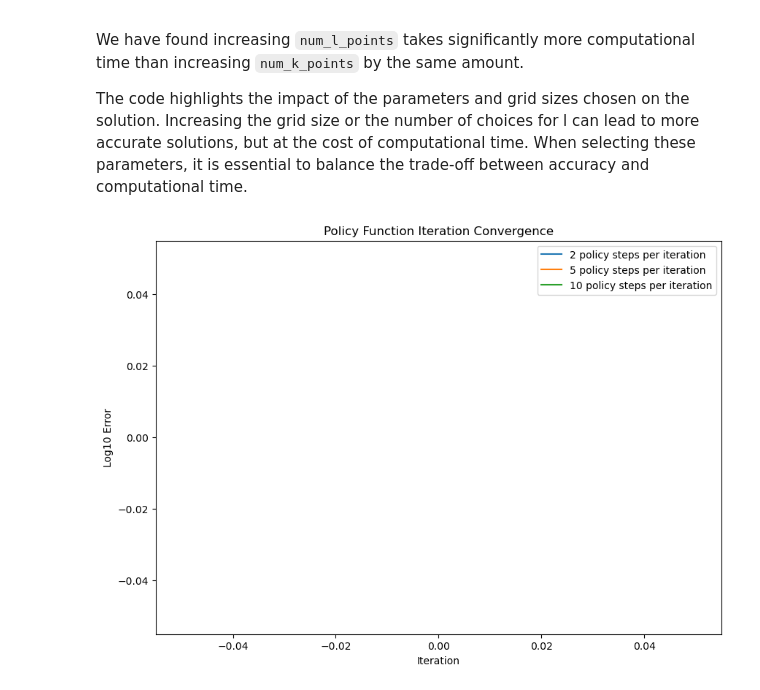
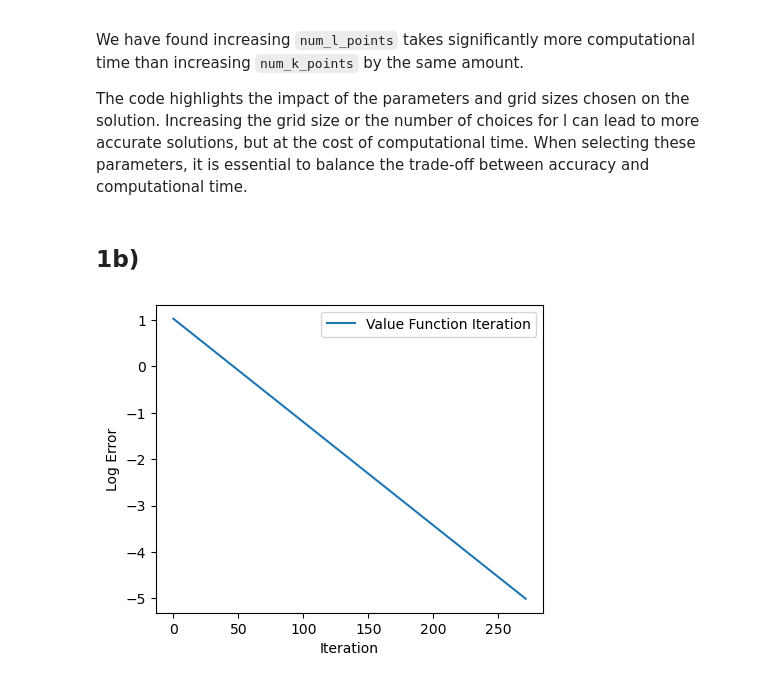
Before and after one commit to ArifShahrin/PS7_AS, a Jupyter notebook: testing.ipynb, the cells around one changed output. Saved outputs shown, nothing was run; the diff lists cells and outputs as text; code cells hidden in the pictures.

```diff
--- a/testing.ipynb
+++ b/testing.ipynb
@@ -99,51 +114,70 @@ To have a smoother labour policy function we would have to increase the incremen
 We have found increasing `num_l_points` takes significantly more computational time than increasing `num_k_points` by the same amount.
 
 The code highlights the impact of the parameters and grid sizes chosen on the solution. Increasing the grid size or the number of choices for l can lead to more accurate solutions, but at the cost of computational time. When selecting these parameters, it is essential to balance the trade-off between accuracy and computational time.
+# %% [markdown]
+## 1b)
 # %%
-def policy_function_iteration(k_grid, l_grid, value_function, tol=1e-5, max_iter=1000, num_policy_steps=(2, 5, 10)):
-    policy_k_prime = np.zeros_like(k_grid)
-    policy_l = np.zeros_like(k_grid)
+# Create a grid for capital
+k_min = 0.001
+k_max = 10
+num_k_points = 100 #change back to 200 later
+k_grid = np.linspace(k_min, k_max, num_k_points)
 
-    log_errors = {steps: [] for steps in num_policy_steps}
+# Create a grid for labor
+l_min = 0
+l_max = 1
+num_l_points = 100 #change back to 150
+l_grid = np.linspace(l_min, l_max, num_l_points)
+
+
+value_function = np.zeros_like(k_grid)
+
+# Implement value function iteration
+tol = 1e-5
+max_iter = 1000
+policy_k_prime = np.zeros_like(k_grid)
+policy_l = np.zeros_like(k_grid)
+policy_c = np.zeros_like(k_grid)
+
+# Implement value function iteration with error logging
+def value_function_iteration():
+    value_function = np.zeros_like(k_grid)
+    log_errors = []
 
     for iteration in range(max_iter):
-        old_policy_k_prime = np.copy(policy_k_prime)
+        new_value_function = np.zeros_like(k_grid)
 
-        # Update labor policy using the value function iteration results
         for i, k in enumerate(k_grid):
+            max_value = -np.inf
             c_matrix = F(k, l_grid)[:, np.newaxis] + (1 - δ) * k - k_grid
             c_matrix[c_matrix <= 0] = 1e-15
             value_matrix = u(c_matrix, l_grid[:, np.newaxis]) + β * value_function
             max_value_indices = np.unravel_index(np.argmax(value_matrix, axis=None), value_matrix.shape)
-            policy_l[i] = l_grid[max_value_indices[0]]
 
-        for steps in num_policy_steps:
-            for _ in range(steps):
-                c_matrix = F(k_grid, policy_l)[:, np.newaxis] + (1 - δ) * k_grid - policy_k_prime
-                c_matrix[c_matrix <= 0] = 1e-15
-                policy_l = np.interp(policy_k_prime, k_grid, policy_l)
+            max_value = value_matrix[max_value_indices]
+            new_value_function[i] = max_value
 
-            log_errors[steps].append(np.log10(np.max(np.abs(old_policy_k_prime - policy_k_prime))))
+        error = np.max(np.abs(value_function - new_value_function))
+        log_errors.append(np.log10(error))
 
-        if np.max(np.abs(old_policy_k_prime - policy_k_prime)) < tol:
+        if error < tol:
             break
+        else:
+            value_function = new_value_function
 
-    policy_c = F(k_grid, policy_l) + (1 - δ) * k_grid - policy_k_prime
-    return policy_k_prime, policy_l, policy_c, log_errors
+    return value_function, log_errors
 
-# Run the policy function iteration
-policy_k_prime_pfi, policy_l_pfi, policy_c_pfi, log_errors_pfi = policy_function_iteration(k_grid, l_grid, value_function)
+
+
+# Run the value function iteration with error logging
+value_function_vfi, log_errors_vfi = value_function_iteration()
 
 # Plot the log errors
-plt.figure(figsize=(10, 7))
-
-for steps, errors in log_errors_pfi.items():
-    plt.plot(errors, label=f'{steps} policy steps per iteration')
-
+plt.figure(figsize=(5, 4))
+plt.plot(log_errors_vfi, label='Value Function Iteration')
 plt.xlabel('Iteration')
-plt.ylabel('Log10 Error')
-plt.title('Policy Function Iteration Convergence')
+plt.ylabel('Log Error')
 plt.legend()
 plt.show()
 # %% [output]
-[figure, old version]
+[figure, new version]
```
Also changed, not shown: parts of 6 cells of this notebook, 1 other file.
